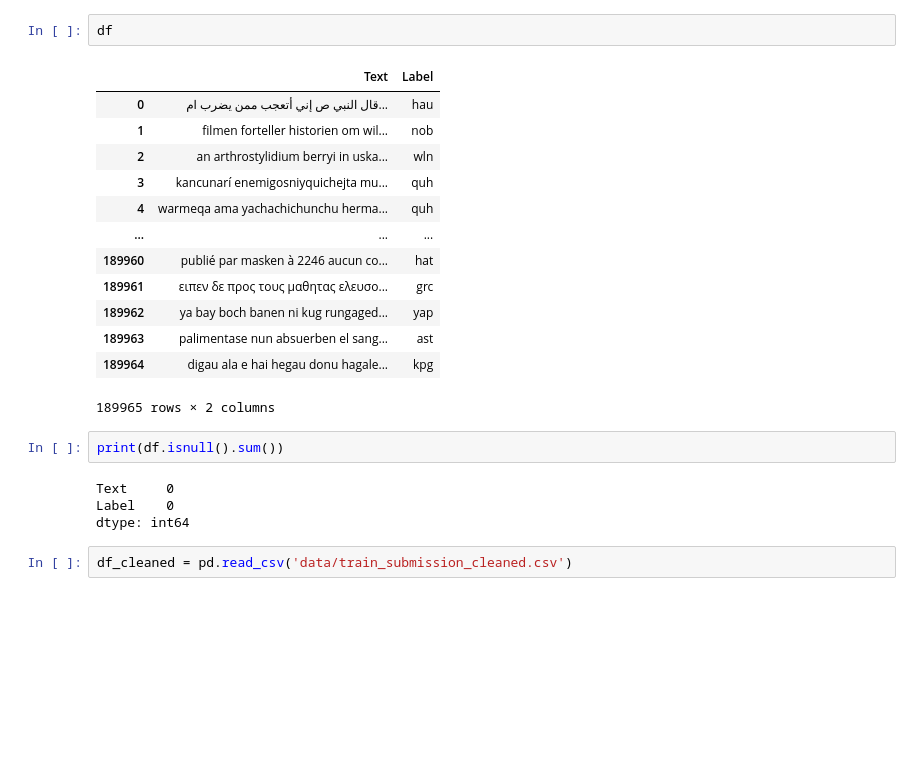
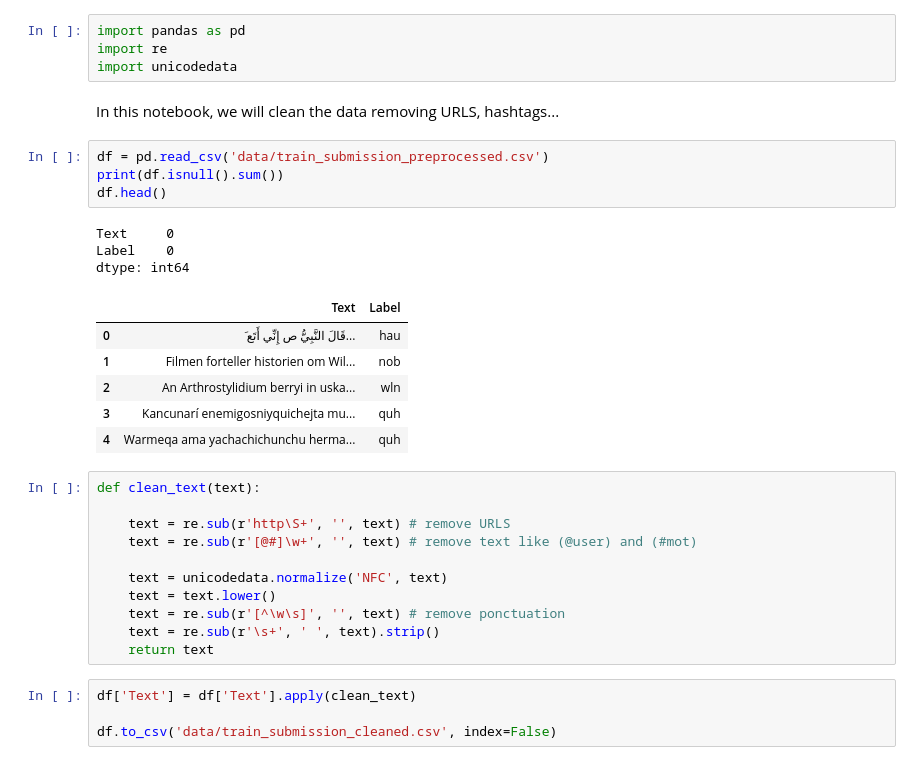
Before and after one commit to elbarhichi/AdvancedNLP-LanguageIDentification, a Jupyter notebook: 2. cleaning.ipynb, the cells around one changed output. Drawn from its saved outputs; the diff is of its cells as text; blank space fills up the shorter version.

```diff
--- a/2. cleaning.ipynb
+++ b/2. cleaning.ipynb
@@ -56,24 +1,35 @@ dtype: int64
-# %%
-df
-# %% [output]
-|  | Text | Label |
-| 0 | قال النبي ص إني أتعجب ممن يضرب ام... | hau |
-| 1 | filmen forteller historien om wil... | nob |
-| 2 | an arthrostylidium berryi in uska... | wln |
-| 3 | kancunarí enemigosniyquichejta mu... | quh |
-| 4 | warmeqa ama yachachichunchu herma... | quh |
-| ... | ... | ... |
-| 189960 | publié par masken à 2246 aucun co... | hat |
-| 189961 | ειπεν δε προς τους μαθητας ελευσο... | grc |
-| 189962 | ya bay boch banen ni kug rungaged... | yap |
-| 189963 | palimentase nun absuerben el sang... | ast |
-| 189964 | digau ala e hai hegau donu hagale... | kpg |
-189965 rows × 2 columns
-# %%
-print(df.isnull().sum())
-# %% [output]
-Text     0
-Label    0
-dtype: int64
-# %%
-df_cleaned = pd.read_csv('data/train_submission_cleaned.csv')
+# %%
+import pandas as pd
+import re
+import unicodedata
+# %% [markdown]
+In this notebook, we will clean the data removing URLS, hashtags...
+# %%
+df = pd.read_csv('data/train_submission_preprocessed.csv')
+print(df.isnull().sum())
+df.head()
+# %% [output]
+Text     0
+Label    0
+dtype: int64
+|  | Text | Label |
+| 0 | َ قَالَ النَّبِيُّ ص إِنِّي أَتَع... | hau |
+| 1 | Filmen forteller historien om Wil... | nob |
+| 2 | An Arthrostylidium berryi in uska... | wln |
+| 3 | Kancunarí enemigosniyquichejta mu... | quh |
+| 4 | Warmeqa ama yachachichunchu herma... | quh |
+# %%
+def clean_text(text):
+
+    text = re.sub(r'http\S+', '', text) # remove URLS
+    text = re.sub(r'[@#]\w+', '', text) # remove text like (@user) and (#mot)
+
+    text = unicodedata.normalize('NFC', text)
+    text = text.lower()
+    text = re.sub(r'[^\w\s]', '', text) # remove ponctuation
+    text = re.sub(r'\s+', ' ', text).strip()
+    return text
+# %%
+df['Text'] = df['Text'].apply(clean_text)
+
+df.to_csv('data/train_submission_cleaned.csv', index=False)
```
Also changed, not shown: parts of 2 cells of this notebook, 22 other files.
